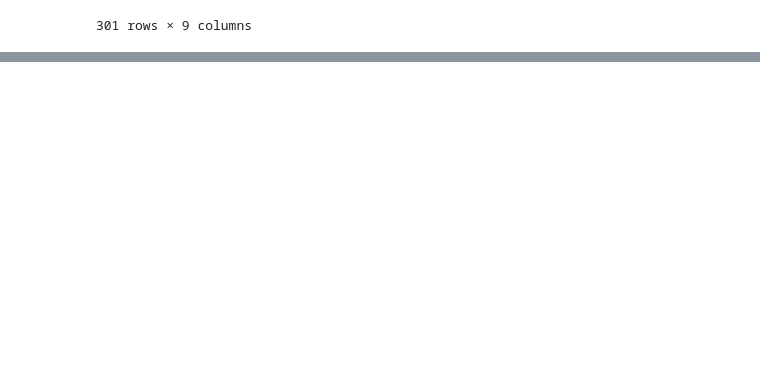
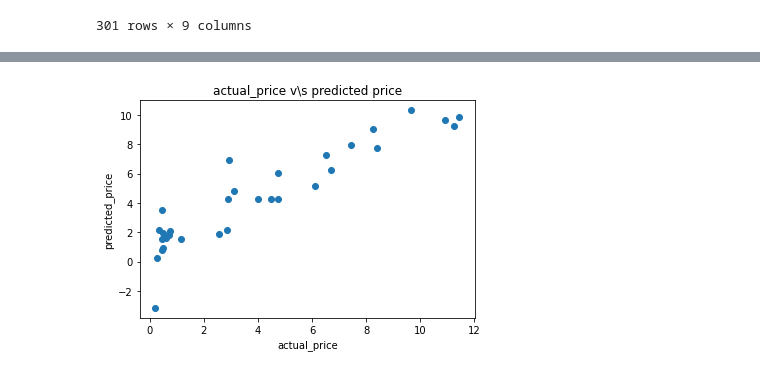
Before and after one commit to Zeeshan2012/Car_price_prediction-with-lasso, a Jupyter notebook: car_price_prediction_with_lasso_regression.ipynb, the cells around one changed output, grey strips where cells are left out. Drawn from its saved outputs; the diff is of its cells as text; code cells hidden in the pictures; blank space fills up the shorter version.

```diff
--- a/car_price_prediction_with_lasso_regression.ipynb
+++ b/car_price_prediction_with_lasso_regression.ipynb
@@ -140,0 +204,2 @@ df
+# %%
+prediction_test = model.predict(X_test)
@@ -140,0 +212,8 @@ df
+# %%
+plt.scatter(y_test , prediction_test)
+plt.xlabel('actual_price')
+plt.ylabel('predicted_price')
+plt.title('actual_price v\s predicted price')
+plt.show()
+# %% [output]
+[figure, added]
```
Also changed, not shown: parts of 12 cells of this notebook.
